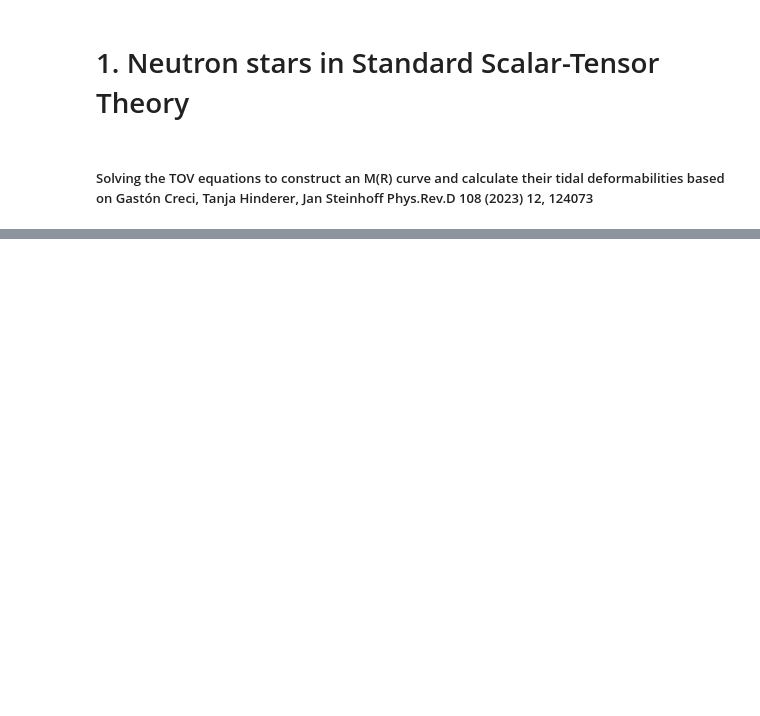
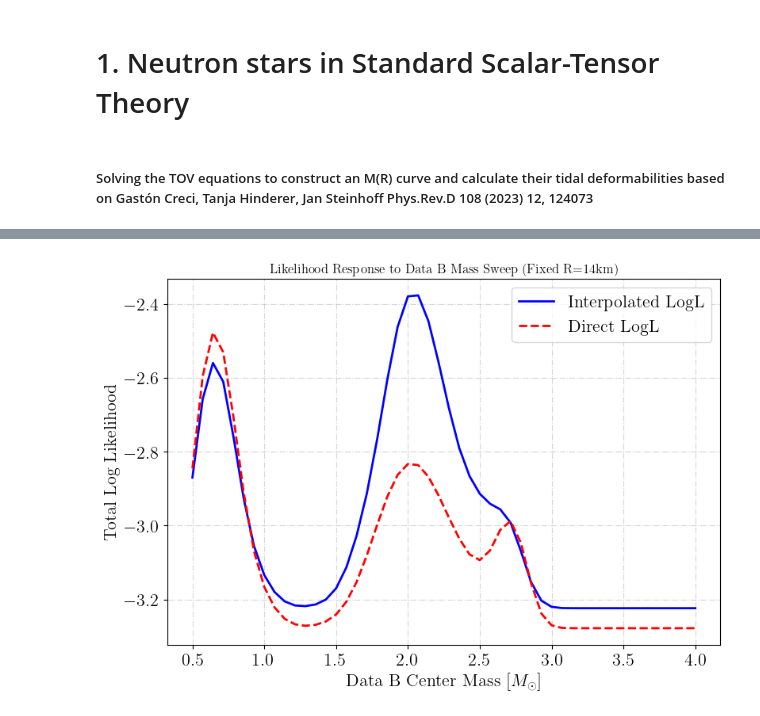
Before and after one commit to nuclear-multimessenger-astronomy/jester, a Jupyter notebook: docs/examples/eos_tov/EoS_beyondGR.ipynb, the cells around one changed output, grey strips where cells are left out. Saved outputs shown, nothing was run; the diff lists cells and outputs as text; code cells hidden in the pictures; blank space fills up the shorter version.

```diff
--- a/docs/examples/eos_tov/EoS_beyondGR.ipynb
+++ b/docs/examples/eos_tov/EoS_beyondGR.ipynb
@@ -460,0 +1275,37 @@ print("Calculation time tests finished.")
+# %%
+# Setup data collection
+mass_interp_logL = []
+mass_direct_logL = []
+
+# Pre-calculate Data A direct (static)
+logL_A_dir_static = logsumexp(jax.vmap(tester.amsterdam_flow.log_prob)(curve_points)) - jnp.log(N_points)
+
+for m in mass_frames:
+    tester.maryland_flow.center = jnp.array([m, fixed_radius])
+
+    # Interpolated method
+    mass_interp_logL.append(tester.evaluate(test_params))
+
+    # Direct method
+    log_probs_B = jax.vmap(tester.maryland_flow.log_prob)(curve_points)
+    logL_B_dir = logsumexp(log_probs_B) - jnp.log(N_points)
+    total_dir = logsumexp(jnp.array([logL_A_dir_static, logL_B_dir])) - jnp.log(2.0)
+    mass_direct_logL.append(total_dir)
+
+# Plotting the comparison
+plt.figure(figsize=(9, 6))
+plt.plot(mass_frames, mass_interp_logL, label="Interpolated LogL", color='blue', lw=2)
+plt.plot(mass_frames, mass_direct_logL, label="Direct LogL", color='red', linestyle='--', lw=2)
+
+# Mark the peak
+# max_idx = jnp.argmax(jnp.array(mass_direct_logL))
+# plt.axvline(mass_frames[max_idx], color='green', alpha=0.5, label=f'Peak at ~{mass_frames[max_idx]:.2f} M_sun')
+
+plt.xlabel(r"Data B Center Mass [$M_{\odot}$]")
+plt.ylabel("Total Log Likelihood")
+plt.title("Likelihood Response to Data B Mass Sweep (Fixed R=14km)")
+plt.legend()
+plt.grid(True, which="both", ls="-.", alpha=0.5)
+plt.show()
+# %% [output]
+[figure, added]
```
Also changed, not shown: parts of 12 cells of this notebook, 7 other files.
